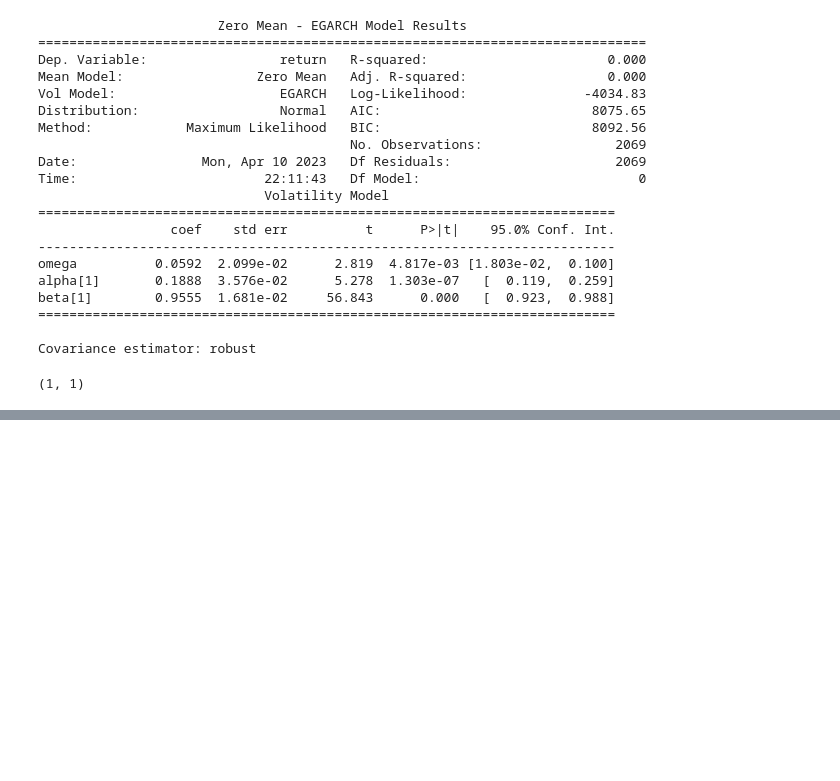
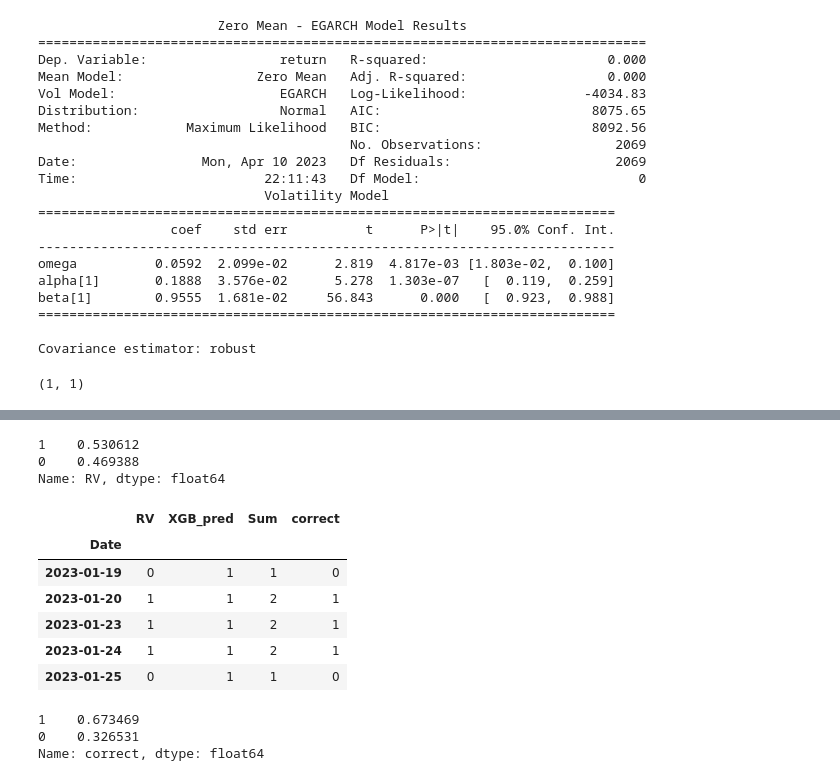
Before and after one commit to AmirDehkordi/Implied-VOL, a Jupyter notebook: Volatility.ipynb, the cells around one changed output, grey strips where cells are left out. Drawn from its saved outputs; the diff is of its cells as text; code cells hidden in the pictures; blank space fills up the shorter version.

Commit message:
XGBoost on Prediction

```diff
--- a/Volatility.ipynb
+++ b/Volatility.ipynb
@@ -964,0 +968,15 @@ Name: sign, dtype: int64
+# %%
+# Sort the sign_df by date
+sign_df = sign_df.sort_values('Date')
+
+# Split sign_df into train and test sets based on time
+split_index = int(len(sign_df) * 0.8)
+train = sign_df[:split_index]
+test = sign_df[split_index:]
+
+# Define X and y for training and testing sets
+X_train = train.iloc[:, :-1]
+y_train = train.iloc[:, -1]
+
+X_test = test.iloc[:, :-1]
+y_test = test.iloc[:, -1]
@@ -964,0 +1038,27 @@ Name: sign, dtype: int64
+# %%
+y_test.value_counts(normalize=True)
+# %% [output]
+1    0.530612
+0    0.469388
+Name: RV, dtype: float64
+# %%
+# Create dataframe of the Realized Volatility and XGBoost predicted RV
+xgb_df = pd.DataFrame(y_test)
+xgb_df['XGB_pred'] = pred_labels
+xgb_df['Sum'] = xgb_df['RV'] + xgb_df['XGB_pred']
+xgb_df['correct'] = (xgb_df['Sum']%2==0).astype(int)
+xgb_df.head()
+# %% [output]
+|  | RV | XGB_pred | Sum | correct |
+| Date |  |  |  |  |
+| 2023-01-19 | 0 | 1 | 1 | 0 |
+| 2023-01-20 | 1 | 1 | 2 | 1 |
+| 2023-01-23 | 1 | 1 | 2 | 1 |
+| 2023-01-24 | 1 | 1 | 2 | 1 |
+| 2023-01-25 | 0 | 1 | 1 | 0 |
+# %%
+xgb_df['correct'].value_counts(normalize=True)
+# %% [output]
+1    0.673469
+0    0.326531
+Name: correct, dtype: float64
```
Also changed, not shown: parts of 56 cells of this notebook.
